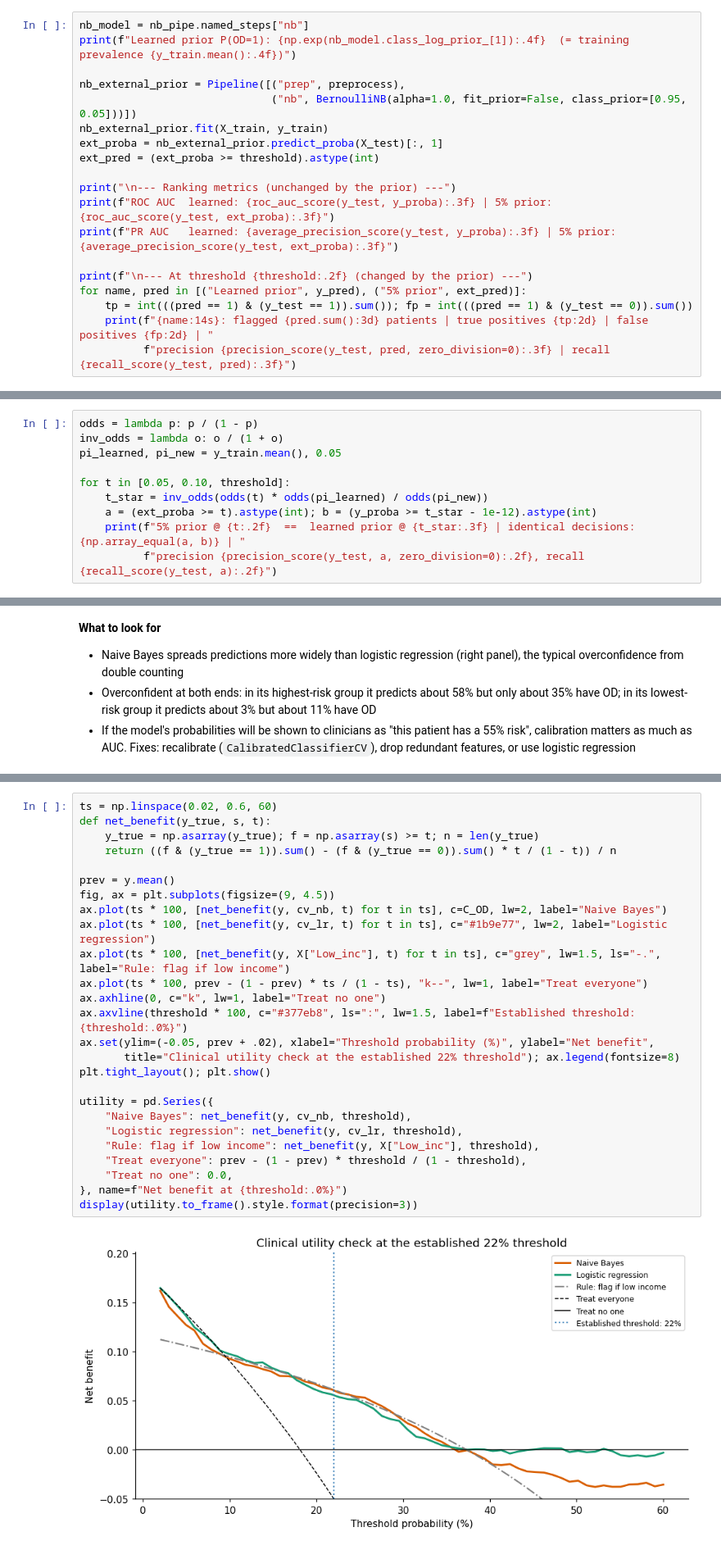
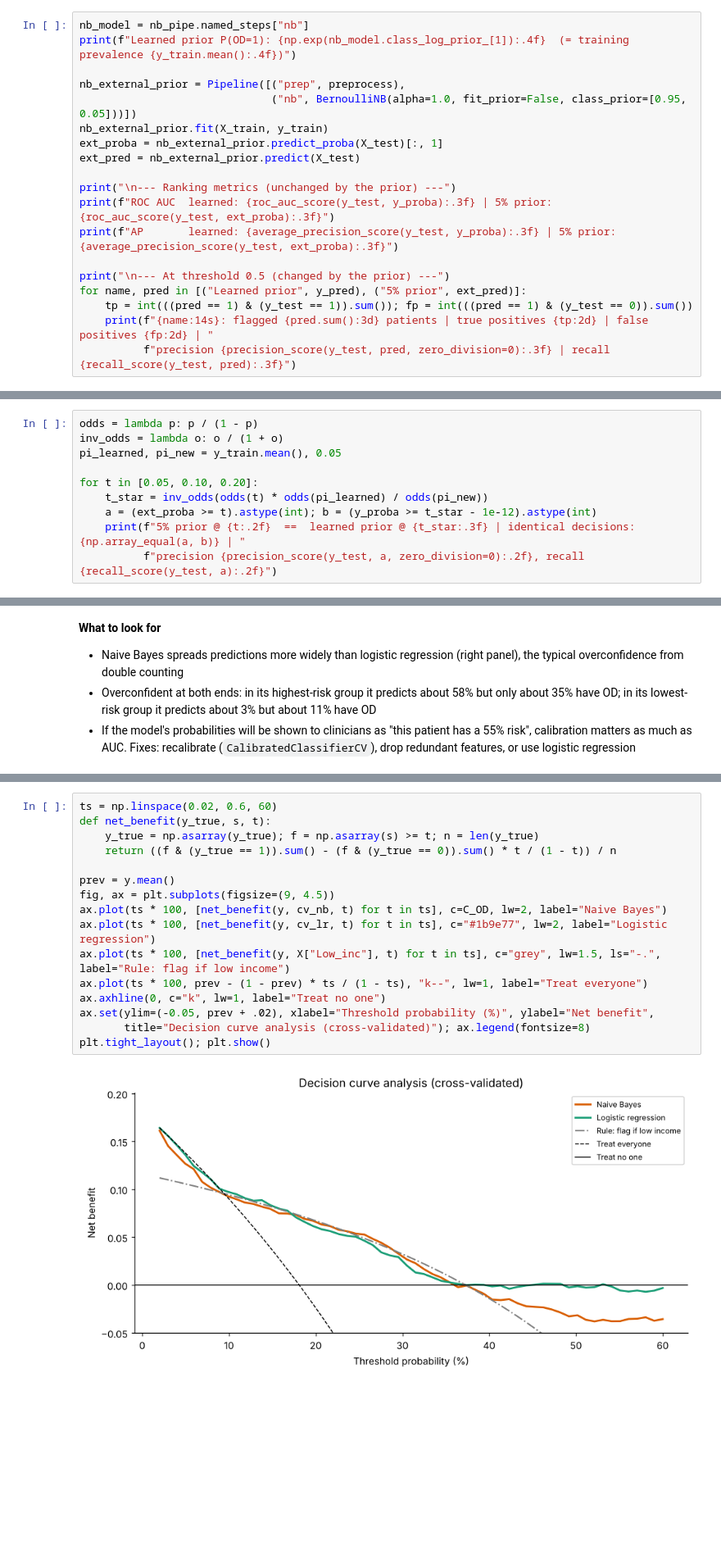
Before and after one commit to IE-ML-for-Healthcare/Bayesian-in-HC, a Jupyter notebook: 04_naive_bayes_opioid_demo_v2.ipynb, the cells around one changed output, grey strips where cells are left out. Shown at 82% size. Cells and saved outputs as stored; diff of their text form; blank space fills up the shorter version.

```diff
--- a/04_naive_bayes_opioid_demo_v2.ipynb
+++ b/04_naive_bayes_opioid_demo_v2.ipynb
@@ -307,13 +219,13 @@ nb_external_prior = Pipeline([("prep", preprocess),
                               ("nb", BernoulliNB(alpha=1.0, fit_prior=False, class_prior=[0.95, 0.05]))])
 nb_external_prior.fit(X_train, y_train)
 ext_proba = nb_external_prior.predict_proba(X_test)[:, 1]
-ext_pred = (ext_proba >= threshold).astype(int)
+ext_pred = nb_external_prior.predict(X_test)
 
 print("\n--- Ranking metrics (unchanged by the prior) ---")
 print(f"ROC AUC  learned: {roc_auc_score(y_test, y_proba):.3f} | 5% prior: {roc_auc_score(y_test, ext_proba):.3f}")
-print(f"PR AUC   learned: {average_precision_score(y_test, y_proba):.3f} | 5% prior: {average_precision_score(y_test, ext_proba):.3f}")
+print(f"AP       learned: {average_precision_score(y_test, y_proba):.3f} | 5% prior: {average_precision_score(y_test, ext_proba):.3f}")
 
-print(f"\n--- At threshold {threshold:.2f} (changed by the prior) ---")
+print("\n--- At threshold 0.5 (changed by the prior) ---")
 for name, pred in [("Learned prior", y_pred), ("5% prior", ext_pred)]:
     tp = int(((pred == 1) & (y_test == 1)).sum()); fp = int(((pred == 1) & (y_test == 0)).sum())
     print(f"{name:14s}: flagged {pred.sum():3d} patients | true positives {tp:2d} | false positives {fp:2d} | "
@@ -347,7 +257,7 @@ odds = lambda p: p / (1 - p)
 inv_odds = lambda o: o / (1 + o)
 pi_learned, pi_new = y_train.mean(), 0.05
 
-for t in [0.05, 0.10, threshold]:
+for t in [0.05, 0.10, 0.20]:
     t_star = inv_odds(odds(t) * odds(pi_learned) / odds(pi_new))
     a = (ext_proba >= t).astype(int); b = (y_proba >= t_star - 1e-12).astype(int)
     print(f"5% prior @ {t:.2f}  ==  learned prior @ {t_star:.3f} | identical decisions: {np.array_equal(a, b)} | "
@@ -728,28 +644,18 @@ Reference: [Vickers & Elkin (2006), decision curve analysis](https://pmc.ncbi.nl
 # %%
 ts = np.linspace(0.02, 0.6, 60)
 def net_benefit(y_true, s, t):
     y_true = np.asarray(y_true); f = np.asarray(s) >= t; n = len(y_true)
     return ((f & (y_true == 1)).sum() - (f & (y_true == 0)).sum() * t / (1 - t)) / n
 
 prev = y.mean()
 fig, ax = plt.subplots(figsize=(9, 4.5))
 ax.plot(ts * 100, [net_benefit(y, cv_nb, t) for t in ts], c=C_OD, lw=2, label="Naive Bayes")
 ax.plot(ts * 100, [net_benefit(y, cv_lr, t) for t in ts], c="#1b9e77", lw=2, label="Logistic regression")
 ax.plot(ts * 100, [net_benefit(y, X["Low_inc"], t) for t in ts], c="grey", lw=1.5, ls="-.", label="Rule: flag if low income")
 ax.plot(ts * 100, prev - (1 - prev) * ts / (1 - ts), "k--", lw=1, label="Treat everyone")
 ax.axhline(0, c="k", lw=1, label="Treat no one")
-ax.axvline(threshold * 100, c="#377eb8", ls=":", lw=1.5, label=f"Established threshold: {threshold:.0%}")
 ax.set(ylim=(-0.05, prev + .02), xlabel="Threshold probability (%)", ylabel="Net benefit",
-       title="Clinical utility check at the established 22% threshold"); ax.legend(fontsize=8)
+       title="Decision curve analysis (cross-validated)"); ax.legend(fontsize=8)
 plt.tight_layout(); plt.show()
-
-utility = pd.Series({
-    "Naive Bayes": net_benefit(y, cv_nb, threshold),
-    "Logistic regression": net_benefit(y, cv_lr, threshold),
-    "Rule: flag if low income": net_benefit(y, X["Low_inc"], threshold),
-    "Treat everyone": prev - (1 - prev) * threshold / (1 - threshold),
-    "Treat no one": 0.0,
-}, name=f"Net benefit at {threshold:.0%}")
-display(utility.to_frame().style.format(precision=3))
 # %% [output]
-[figure, old version]
+[figure, new version]
```
Also changed, not shown: parts of 30 cells of this notebook.
